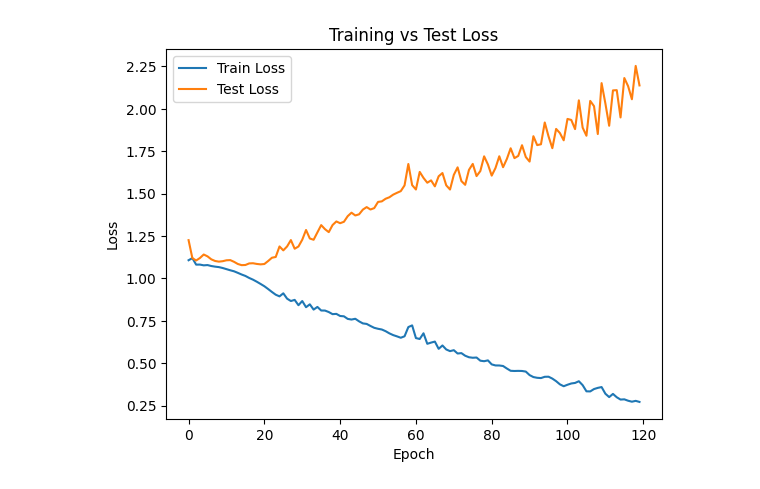
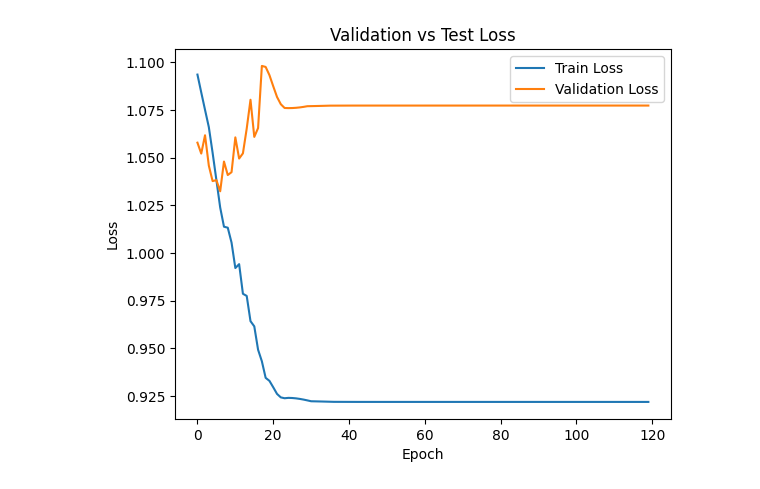
Before and after one commit to nimaip/Perfect-Punch, a Jupyter notebook: models/linear-classifier.ipynb, the cells around one changed output. Cells and saved outputs as stored; diff of their text form; code cells hidden in the pictures.

```diff
--- a/models/linear-classifier.ipynb
+++ b/models/linear-classifier.ipynb
@@ -132,4 +135,11 @@ Model(
 )
 # %%
 from sklearn.model_selection import train_test_split
-X_train, X_test, y_train, y_test = train_test_split(X, y, test_size=0.2, random_state=42)
+
+X_train, X_temp, y_train, y_temp = train_test_split(
+    X, y, test_size=0.2, random_state=42
+)
+
+X_val, X_test, y_val, y_test = train_test_split(
+    X_temp, y_temp, test_size=0.5, random_state=42
+)
@@ -136,8 +150,11 @@ X_train, X_test, y_train, y_test = train_test_split(X, y, test_size=0.2, random_
 # %%
 # convert X features to float tensors
 X_train = torch.FloatTensor(X_train)
+X_val = torch.FloatTensor(X_val)
 X_test = torch.FloatTensor(X_test)
+
 
 # convert y labels to long tensors (64-bit integers)
 y_train = torch.LongTensor(y_train)
 y_test = torch.LongTensor(y_test)
+y_val = torch.LongTensor(y_val)
@@ -148,17 +171,24 @@ criterion = nn.CrossEntropyLoss()
 # choose Adam Optimizer
 # lr = learning rate (if error doesn't go down after a bunch of epochs, must lower our learning rate)
 optimizer = torch.optim.Adam(model.parameters(), lr=0.01)
+scheduler = torch.optim.lr_scheduler.ReduceLROnPlateau(
+    optimizer,
+    mode='min',
+    factor=0.1,
+    patience=5,
+)
 # %%
 # train our model
 # epoch = one run through all training data in our network
 epochs = 120
 train_losses = []
-test_losses = []
+val_losses = []
 
 for i in range(epochs):
   # Training phase
   model.train()
   y_pred = model.forward(X_train) # get predicted results
+
   train_loss = criterion(y_pred, y_train) # predicted vs training y
 
   # back propagation
@@ -169,13 +199,14 @@ for i in range(epochs):
   # Evaluation phase (no gradients needed)
   model.eval()
   with torch.no_grad():
-    y_test_pred = model.forward(X_test)
-    test_loss = criterion(y_test_pred, y_test)
+    y_val_pred = model.forward(X_val)
+    val_loss = criterion(y_val_pred, y_val)
 
-  # keep track of losses
+  if i > 10:
+    scheduler.step(val_loss)  # keep track of losses
   train_losses.append(train_loss.detach().numpy())
-  test_losses.append(test_loss.detach().numpy())
+  val_losses.append(val_loss.detach().numpy())
 
   if i % 10 == 0:
-    print(f'Epoch: {i} | Train Loss: {train_loss:.6f} | Test Loss: {test_loss:.6f}')
+    print(f'Epoch: {i} | Train Loss: {train_loss:.6f} | Validation Loss: {val_loss:.6f}')
 # %% [output]
@@ -194,14 +225,14 @@ Epoch: 110 | Train Loss: 0.320081 | Test Loss: 2.031612
 # %%
 # plot the losses
 plt.plot(range(epochs), train_losses, label='Train Loss')
-plt.plot(range(epochs), test_losses, label='Test Loss')
+plt.plot(range(epochs), val_losses, label='Validation Loss')
 plt.ylabel("Loss")
 plt.xlabel("Epoch")
 plt.legend()
-plt.title("Training vs Test Loss")
+plt.title("Validation vs Test Loss")
 plt.show()
 # %% [output]
-[figure, old version]
+[figure, new version]
 # %%
 # evaluate model on test data
 with torch.no_grad():
```
Also changed, not shown: parts of 11 cells of this notebook, 32 other files.
